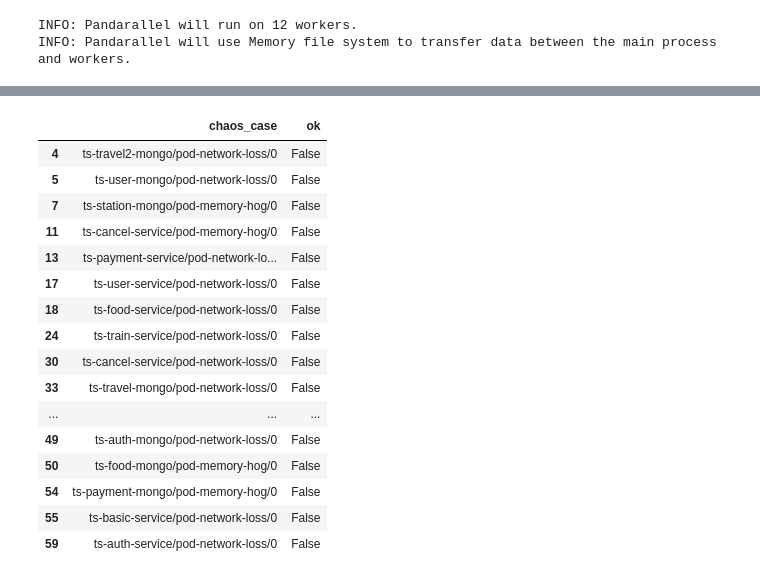
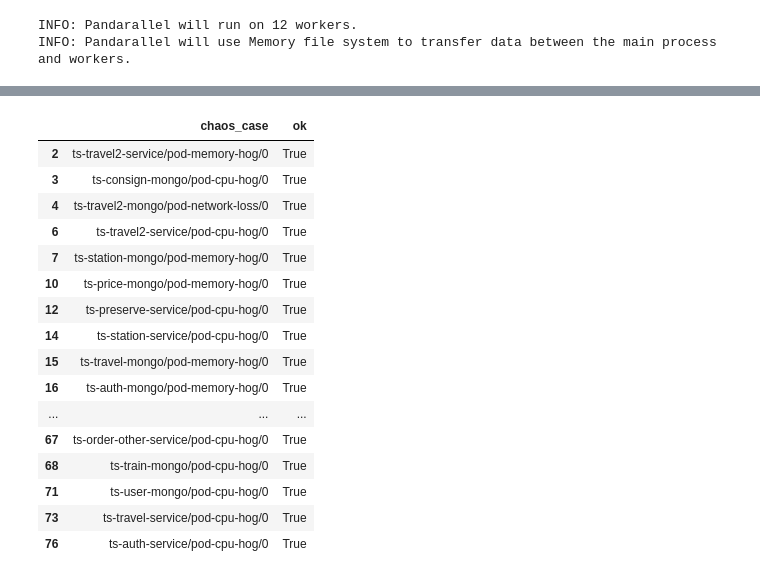
Before and after one commit to XuRepository/meltria-analyzer, a Jupyter notebook: notebooks/dataset/dataset_trainticket_5dsdm.ipynb, the cells around one changed output, grey strips where cells are left out. Drawn from its saved outputs; the diff is of its cells as text; code cells hidden in the pictures.

```diff
--- a/notebooks/dataset/dataset_trainticket_5dsdm.ipynb
+++ b/notebooks/dataset/dataset_trainticket_5dsdm.ipynb
@@ -86,32 +153,23 @@ for i, (slis_ax, (record, _, _, _)) in enumerate(zip(slis_axs.flatten(), dataset
-# %%
-from tsdr.outlierdetection.n_sigma_rule import detect_with_n_sigma_rule
-
-results = []
-for record, _, _, _ in datasets_after_tsdr:
-    sli_name = record.pk.get_root_metrics()[0]
-    ok: bool = detect_with_n_sigma_rule(
-        x=record.data_df[sli_name].to_numpy(),
-        test_start_time=record.data_df.shape[0] - 20,
-    ).size > 0
-    results.append((record.chaos_case_full(), ok))
-df = pd.DataFrame(results, columns=["chaos_case", "ok"]).query("ok == False")
-df.index += 1
-df
-# %% [output]
-|  | chaos_case | ok |
-| 4 | ts-travel2-mongo/pod-network-loss/0 | False |
-| 5 | ts-user-mongo/pod-network-loss/0 | False |
-| 7 | ts-station-mongo/pod-memory-hog/0 | False |
-| 11 | ts-cancel-service/pod-memory-hog/0 | False |
-| 13 | ts-payment-service/pod-network-lo... | False |
-| 17 | ts-user-service/pod-network-loss/0 | False |
-| 18 | ts-food-service/pod-network-loss/0 | False |
-| 24 | ts-train-service/pod-network-loss/0 | False |
-| 30 | ts-cancel-service/pod-network-loss/0 | False |
-| 33 | ts-travel-mongo/pod-network-loss/0 | False |
-| ... | ... | ... |
-| 49 | ts-auth-mongo/pod-network-loss/0 | False |
-| 50 | ts-food-mongo/pod-memory-hog/0 | False |
-| 54 | ts-payment-mongo/pod-memory-hog/0 | False |
-| 55 | ts-basic-service/pod-network-loss/0 | False |
-| 59 | ts-auth-service/pod-network-loss/0 | False |
+# %%
+df = pd.DataFrame(results, columns=["chaos_case", "ok"]).query("ok == True")
+df.index += 1
+with pd.option_context('display.max_rows', None, 'display.max_columns', None):
+    display(df)
+# %% [output]
+|  | chaos_case | ok |
+| 2 | ts-travel2-service/pod-memory-hog/0 | True |
+| 3 | ts-consign-mongo/pod-cpu-hog/0 | True |
+| 4 | ts-travel2-mongo/pod-network-loss/0 | True |
+| 6 | ts-travel2-service/pod-cpu-hog/0 | True |
+| 7 | ts-station-mongo/pod-memory-hog/0 | True |
+| 10 | ts-price-mongo/pod-memory-hog/0 | True |
+| 12 | ts-preserve-service/pod-cpu-hog/0 | True |
+| 14 | ts-station-service/pod-cpu-hog/0 | True |
+| 15 | ts-travel-mongo/pod-memory-hog/0 | True |
+| 16 | ts-auth-mongo/pod-memory-hog/0 | True |
+| ... | ... | ... |
+| 67 | ts-order-other-service/pod-cpu-hog/0 | True |
+| 68 | ts-train-mongo/pod-cpu-hog/0 | True |
+| 71 | ts-user-mongo/pod-cpu-hog/0 | True |
+| 73 | ts-travel-service/pod-cpu-hog/0 | True |
+| 76 | ts-auth-service/pod-cpu-hog/0 | True |
```
Also changed, not shown: parts of 10 cells of this notebook, 2 other files.
